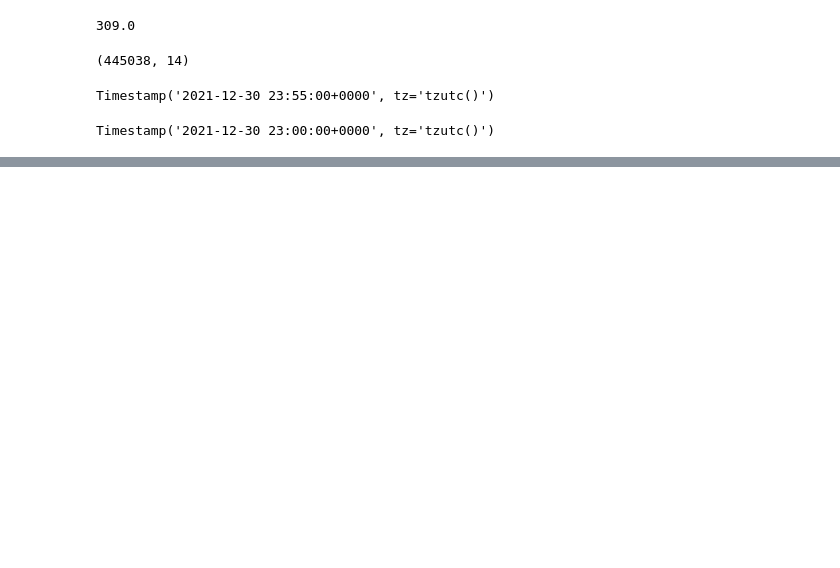
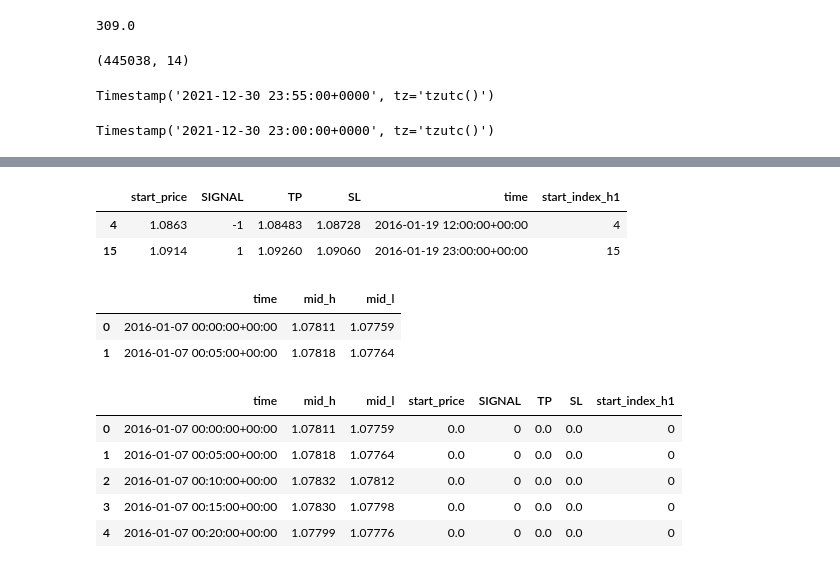
Before and after one commit to itsmarcotime/Forex_trading_system_in_Python, a Jupyter notebook: jupyter_notes/Guru_1_EMA200_RSI_Over50.ipynb, the cells around one changed output, grey strips where cells are left out. Saved outputs shown, nothing was run; the diff lists cells and outputs as text; code cells hidden in the pictures; blank space fills up the shorter version.

Commit message:
merged m5 with h1

```diff
--- a/jupyter_notes/Guru_1_EMA200_RSI_Over50.ipynb
+++ b/jupyter_notes/Guru_1_EMA200_RSI_Over50.ipynb
@@ -252,0 +298,33 @@ df_raw_s
+# %%
+df_signals.rename(columns={
+    'mid_c' : 'start_price',
+    'm5_start' : 'time'
+}, inplace=True)
+# %%
+df_signals.head(2)
+# %% [output]
+|  | start_price | SIGNAL | TP | SL | time | start_index_h1 |
+| 4 | 1.0863 | -1 | 1.08483 | 1.08728 | 2016-01-19 12:00:00+00:00 | 4 |
+| 15 | 1.0914 | 1 | 1.09260 | 1.09060 | 2016-01-19 23:00:00+00:00 | 15 |
+# %%
+df_m5_slim.head(2)
+# %% [output]
+|  | time | mid_h | mid_l |
+| 0 | 2016-01-07 00:00:00+00:00 | 1.07811 | 1.07759 |
+| 1 | 2016-01-07 00:05:00+00:00 | 1.07818 | 1.07764 |
+# %%
+merged = pd.merge(left=df_m5_slim, right=df_signals, on='time', how='left')
+# %%
+merged.fillna(0, inplace=True)
+# %%
+merged.SIGNAL = merged.SIGNAL.astype(int)
+merged.start_index_h1 = merged.start_index_h1.astype(int)
+# %%
+merged.head()
+# %% [output]
+|  | time | mid_h | mid_l | start_price | SIGNAL | TP | SL | start_index_h1 |
+| 0 | 2016-01-07 00:00:00+00:00 | 1.07811 | 1.07759 | 0.0 | 0 | 0.0 | 0.0 | 0 |
+| 1 | 2016-01-07 00:05:00+00:00 | 1.07818 | 1.07764 | 0.0 | 0 | 0.0 | 0.0 | 0 |
+| 2 | 2016-01-07 00:10:00+00:00 | 1.07832 | 1.07812 | 0.0 | 0 | 0.0 | 0.0 | 0 |
+| 3 | 2016-01-07 00:15:00+00:00 | 1.07830 | 1.07798 | 0.0 | 0 | 0.0 | 0.0 | 0 |
+| 4 | 2016-01-07 00:20:00+00:00 | 1.07799 | 1.07776 | 0.0 | 0 | 0.0 | 0.0 | 0 |
```
Also changed, not shown: parts of 11 cells of this notebook.
